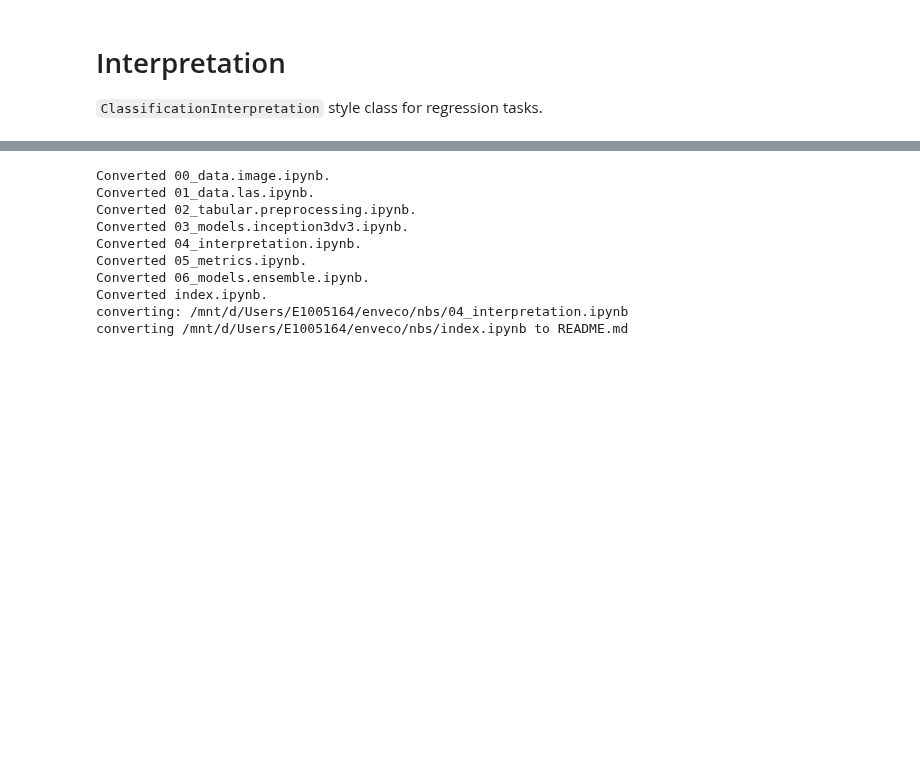
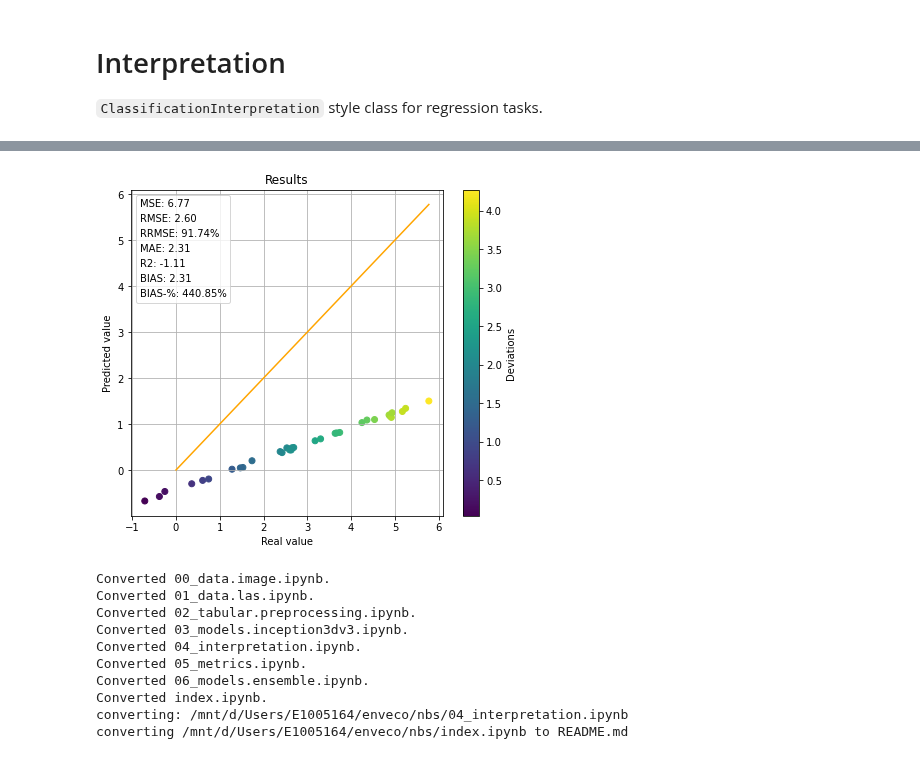
Before and after one commit to mayrajeo/enveco, a Jupyter notebook: nbs/04_interpretation.ipynb, the cells around one changed output, grey strips where cells are left out. Drawn from its saved outputs; the diff is of its cells as text; code cells hidden in the pictures; blank space fills up the shorter version.

```diff
--- a/nbs/04_interpretation.ipynb
+++ b/nbs/04_interpretation.ipynb
@@ -24,7 +25,8 @@ class RegressionInterpretation(Interpretation):
         super().__init__(dl, inputs, preds, targs, decoded, losses)
 
     def plot_results(self, title='Regression results', log_y:bool=False, **kwargs) -> plt.Axes:
-        "Plot nice result image for regression tasks, code still need prettifying"
+        "Plot result image for regression tasks, code still need prettifying"
+        if not hasattr(self.dl, 'c'): self.dl.c = 1
         axs = get_grid(self.dl.c, figsize=((6+1)*self.dl.c, (6)*self.dl.c)) # if we have multitarget
         if log_y:
             self.targs = torch.expm1(self.targs)
@@ -43,20 +45,34 @@ class RegressionInterpretation(Interpretation):
             a.plot(x, x, color='orange')
             cbar = plt.colorbar(im, ax=a)
             cbar.ax.set_ylabel('Deviations', rotation=90)
+
+            labels = []
+            res_mse = mse(self.targs[:,i], self.preds[:,i])
+            labels.append(f'MSE: {res_mse:.2f}')
+
+            res_rmse = rmse(self.targs[:,i], self.preds[:,i])
+            labels.append(f'RMSE: {res_rmse:.2f}'
+                         )
+            res_rrmse = res_rmse / self.targs.mean() * 100
+            labels.append(f'RRMSE: {res_rrmse:.2f}%')
+
             res_mae = mae(self.targs[:,i], self.preds[:,i])
-            res_mse = mse(self.targs[:,i], self.preds[:,i])
-            res_rmse = rmse(self.targs[:,i], self.preds[:,i])
-            res_rrmse = res_rmse / self.targs.mean() * 100
+            labels.append(f'MAE: {res_mae:.2f}')
+
             r2 = R2Score()(self.preds[:,i], self.targs[:,i])
-            adjusted_r2 = adjusted_R2Score(r2, self.inputs[1].shape[0], self.inputs[1].shape[1])
+            labels.append(f'R2: {r2:.2f}')
+            if isinstance(self.dl, TabDataLoader):
+                adjusted_r2 = adjusted_R2Score(r2, self.inputs[1].shape[0], self.inputs[1].shape[1])
+                labels.append(f'Adj. R2: {adjusted_r2:.2f}')
+
             res_bias = bias(self.targs[:,i], self.preds[:,i])
+            labels.append(f'BIAS: {res_bias:.2f}')
+
             res_pct_bias = bias_pct(self.targs[:,i], self.preds[:,i])
+            labels.append(f'BIAS-%: {res_pct_bias:.2f}%')
 
             handles = [mpl_patches.Rectangle((0, 0), 1, 1, fc="white", ec="white",
-                       lw=0, alpha=0)] * 8
-            labels = [f'MSE: {res_mse:.2f}', f'RMSE: {res_rmse:.2f}', f'RRMSE: {res_rrmse:.2f}%',
-                      f'MAE: {res_mae:.2f}', f'R2: {r2:.2f}', f'Adj. R2: {adjusted_r2:.2f}',
-                      f'BIAS: {res_bias:.2f}', f'BIAS-%: {res_pct_bias:.2f}%']
+                       lw=0, alpha=0)] * len(labels)
             a.legend(handles, labels, loc='best', fancybox=True, handlelength=0, handletextpad=0)
         if log_y:
             self.targs = torch.log1p(self.targs)
@@ -68,3 +84,9 @@ class RegressionInterpretation(Interpretation):
         "Construct interpretation object from an ensemble of learners"
         if dl is None: dl = ensemble.dls[ds_idx]
         return cls(dl, *ensemble.get_ensemble_preds(dl=dl, with_input=True, with_loss=True, with_decoded=True, act=act))
+# %%
+learn = synth_learner()
+interp = RegressionInterpretation.from_learner(learn)
+interp.plot_results()
+plt.show()
+# %% [output]
@@ -71,3 +94,4 @@ class RegressionInterpretation(Interpretation):
+[figure, added]
 # %%
 # export
 def plot_sklearn_regression(model, X:TabularPandas, y:TabularPandas, log_y:bool=False, **kwargs) -> plt.Axes:
```
Also changed, not shown: parts of 2 cells of this notebook, 22 other files.
